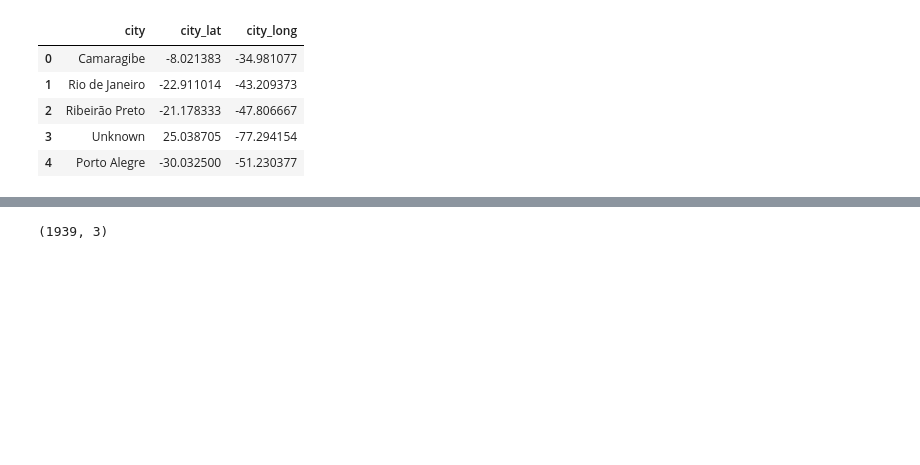
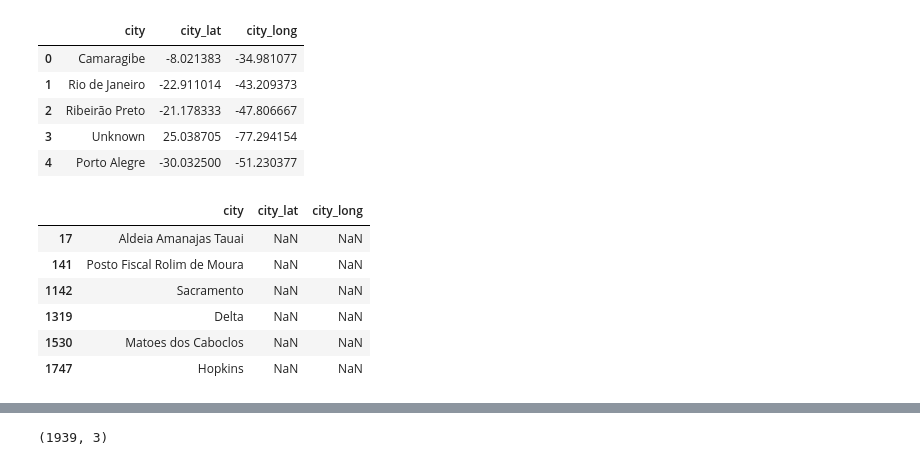
Before and after one commit to rozanecm/7506_OrganizacionDeDatos_TP1, a Jupyter notebook: tp1.ipynb, the cells around one changed output, grey strips where cells are left out. Saved outputs shown, nothing was run; the diff lists cells and outputs as text; code cells hidden in the pictures; blank space fills up the shorter version.

```diff
--- a/tp1.ipynb
+++ b/tp1.ipynb
@@ -540,3 +540,13 @@ cities_with_coordinates.head()
 | 2 | Ribeirão Preto | -21.178333 | -47.806667 |
 | 3 | Unknown | 25.038705 | -77.294154 |
 | 4 | Porto Alegre | -30.032500 | -51.230377 |
+# %%
+cities_with_coordinates.loc[cities_with_coordinates.city_lat.isna()]
+# %% [output]
+|  | city | city_lat | city_long |
+| 17 | Aldeia Amanajas Tauai | NaN | NaN |
+| 141 | Posto Fiscal Rolim de Moura | NaN | NaN |
+| 1142 | Sacramento | NaN | NaN |
+| 1319 | Delta | NaN | NaN |
+| 1530 | Matoes dos Caboclos | NaN | NaN |
+| 1747 | Hopkins | NaN | NaN |
```
Also changed, not shown: parts of 13 cells of this notebook.
